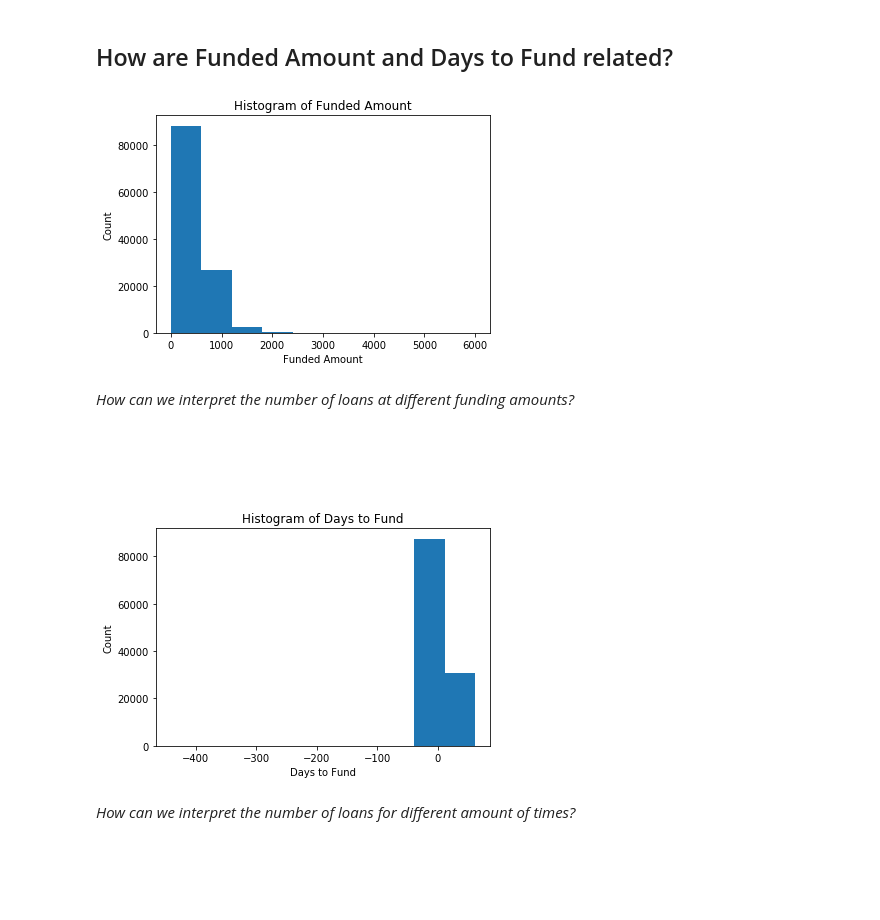
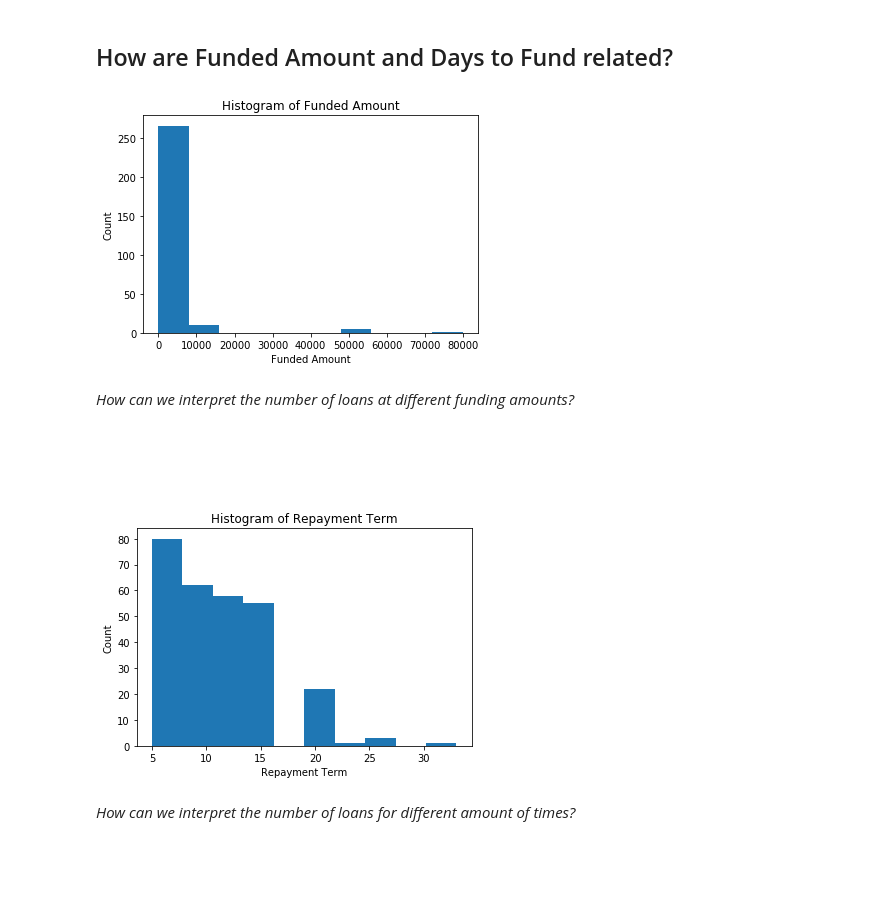
Before and after one commit to DeltaAnalytics/machine_learning_for_good, a Jupyter notebook: module_5_unsupervised_learning/5_1_unsupervised_learning.ipynb, the cells around one changed output. Drawn from its saved outputs; the diff is of its cells as text; code cells hidden in the pictures.

Commit message:
Refactor clustering module to use generic data

```diff
--- a/module_5_unsupervised_learning/5_1_unsupervised_learning.ipynb
+++ b/module_5_unsupervised_learning/5_1_unsupervised_learning.ipynb
@@ -130,3 +110,8 @@ df.columns = [c.lower().replace('.', '_').replace(' ', '_')
+# %%
+# Load data
+path = '../data/'
+filename = 'loans.csv'
+df = pd.read_csv(path+filename)
 # %% [markdown]
 It is always good idea 💡 to take a peak at the raw data.
 # %%
@@ -177,9 +160,9 @@ How are Funded Amount and Days to Fund related?
 ----
 # %%
 # Keep only the relevant columns
-relavant_colums = ['funded_amount',
-                   'days_to_fund']
-df = df[relavant_colums]
+column_1 = 'funded_amount'
+column_2 = 'repayment_term'
+df = df[[column_1, column_2]]
 # %%
 ax = df.funded_amount.hist(grid=False);
 
@@ -187,7 +170,7 @@ ax.set(xlabel='Funded Amount',
        ylabel='Count',
        title='Histogram of Funded Amount');
 # %% [output]
-[figure, old version]
+[figure, new version]
 # %% [markdown]
 _How can we interpret the number of loans at different funding amounts?_
 
@@ -195,13 +178,13 @@ _How can we interpret the number of loans at different funding amounts?_
 <br>
 <br>
 # %%
-ax = df.days_to_fund.hist(grid=False);
+ax = df.repayment_term.hist(grid=False);
 
-ax.set(xlabel='Days to Fund',
+ax.set(xlabel='Repayment Term',
        ylabel='Count',
-       title='Histogram of Days to Fund');
+       title='Histogram of Repayment Term');
 # %% [output]
-[figure, old version]
+[figure, new version]
 # %% [markdown]
 _How can we interpret the number of loans for different amount of times?_
 
```
Also changed, not shown: parts of 16 cells of this notebook.
